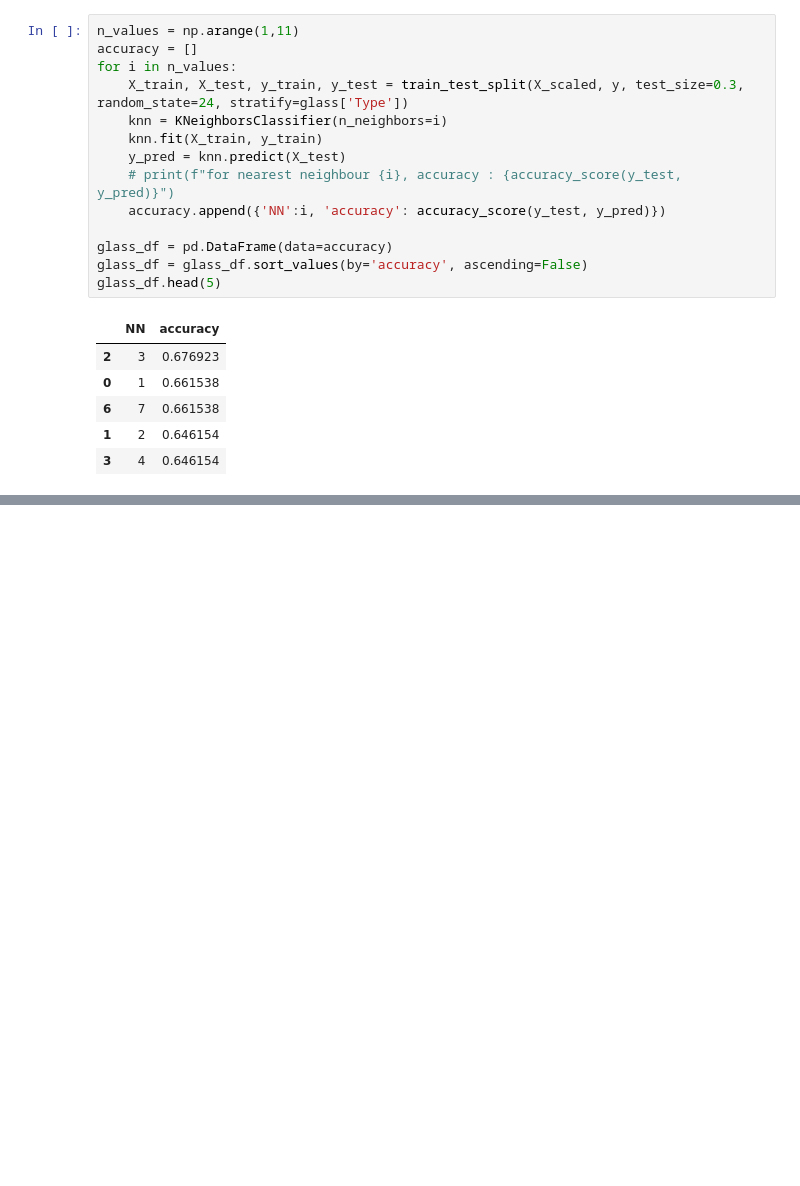
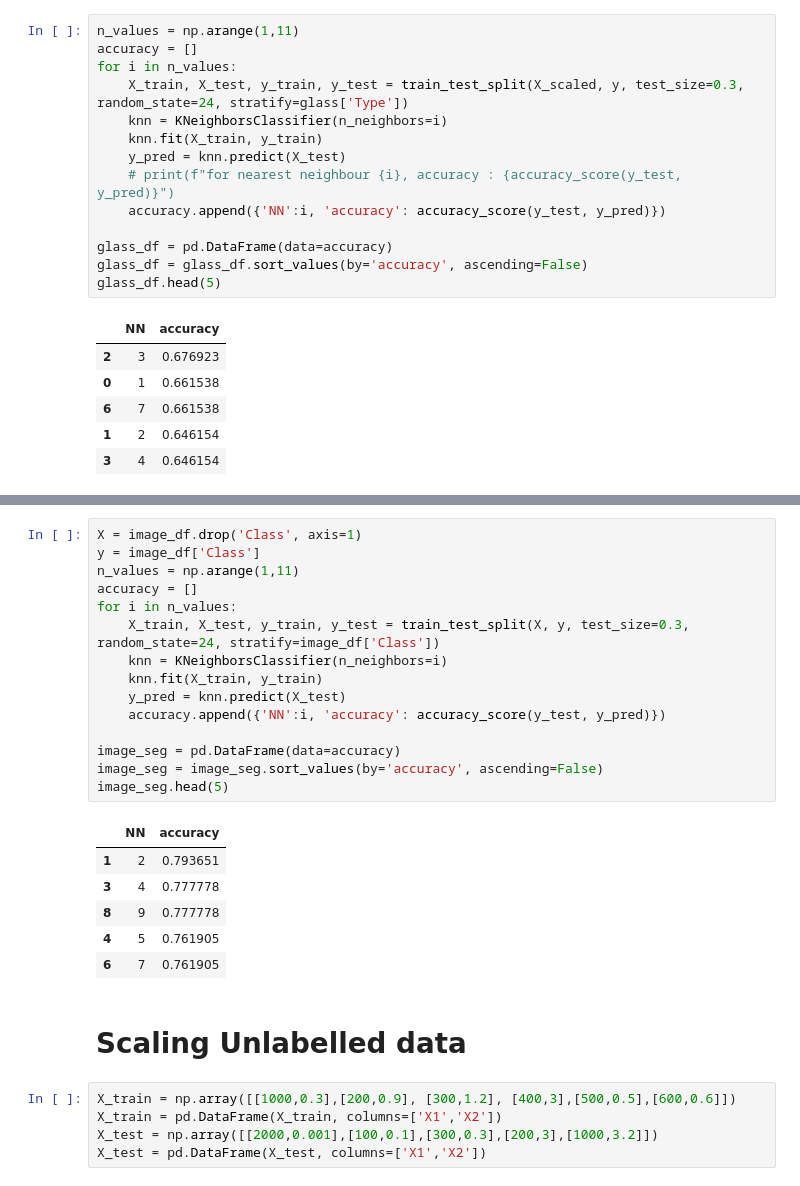
Before and after one commit to dungdungptit/Machine-Learning, a Jupyter notebook: KNN.ipynb, the cells around one changed output, grey strips where cells are left out. Saved outputs shown, nothing was run; the diff lists cells and outputs as text; blank space fills up the shorter version.

```diff
--- a/KNN.ipynb
+++ b/KNN.ipynb
@@ -513,0 +527,29 @@ glass_df.head(5)
+# %%
+X = image_df.drop('Class', axis=1)
+y = image_df['Class']
+n_values = np.arange(1,11)
+accuracy = []
+for i in n_values:
+    X_train, X_test, y_train, y_test = train_test_split(X, y, test_size=0.3, random_state=24, stratify=image_df['Class'])
+    knn = KNeighborsClassifier(n_neighbors=i)
+    knn.fit(X_train, y_train)
+    y_pred = knn.predict(X_test)
+    accuracy.append({'NN':i, 'accuracy': accuracy_score(y_test, y_pred)})
+
+image_seg = pd.DataFrame(data=accuracy)
+image_seg = image_seg.sort_values(by='accuracy', ascending=False)
+image_seg.head(5)
+# %% [output]
+|  | NN | accuracy |
+| 1 | 2 | 0.793651 |
+| 3 | 4 | 0.777778 |
+| 8 | 9 | 0.777778 |
+| 4 | 5 | 0.761905 |
+| 6 | 7 | 0.761905 |
+# %% [markdown]
+# Scaling Unlabelled data
+# %%
+X_train = np.array([[1000,0.3],[200,0.9], [300,1.2], [400,3],[500,0.5],[600,0.6]])
+X_train = pd.DataFrame(X_train, columns=['X1','X2'])
+X_test = np.array([[2000,0.001],[100,0.1],[300,0.3],[200,3],[1000,3.2]])
+X_test = pd.DataFrame(X_test, columns=['X1','X2'])
```
Also changed, not shown: parts of 14 cells of this notebook, 3 other files.
